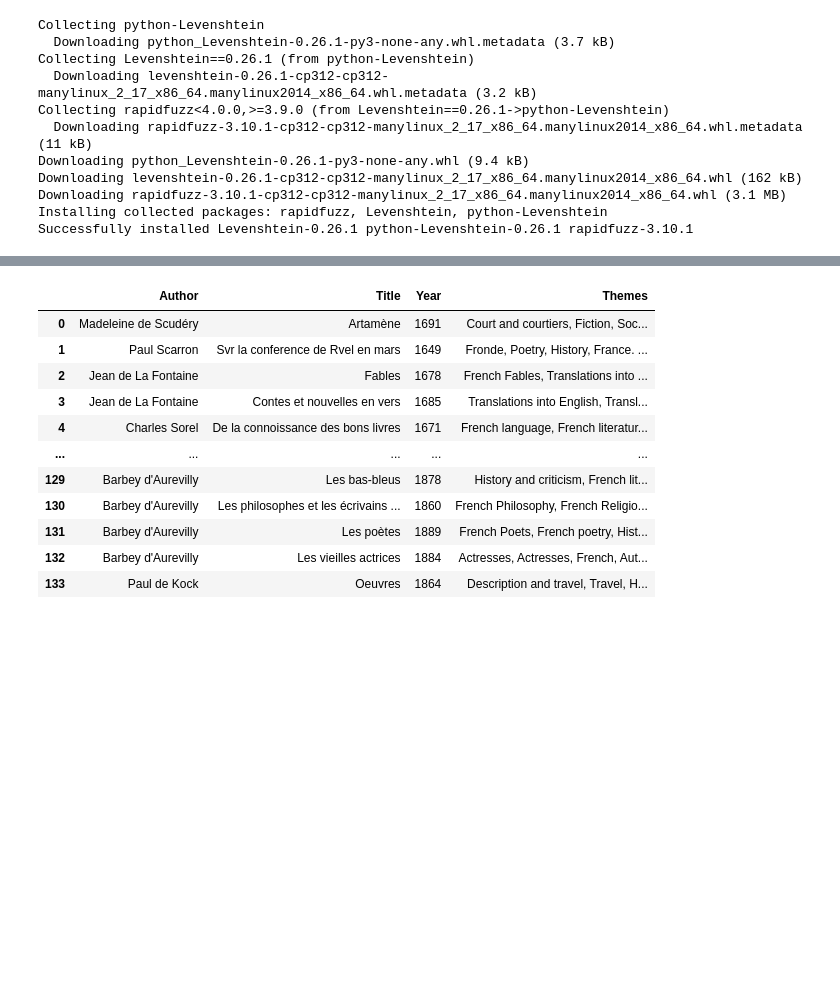
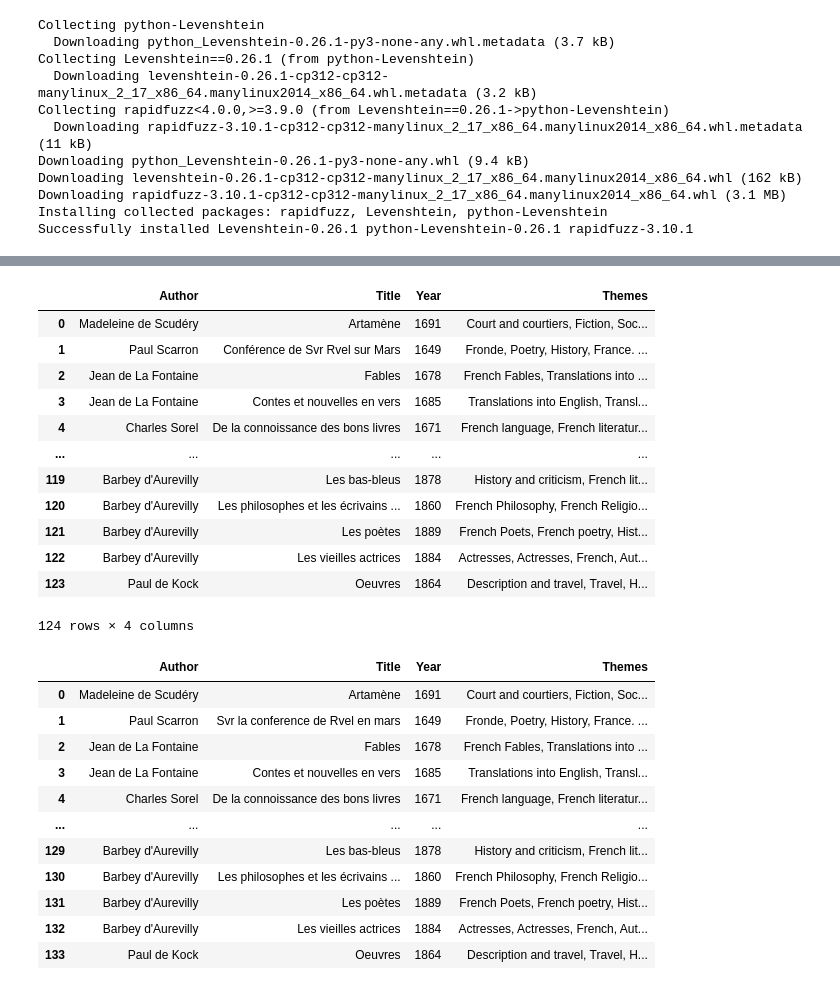
Before and after one commit to lucas-cumunel/libroguessr, a Jupyter notebook: API_Df.ipynb, the cells around one changed output, grey strips where cells are left out. Saved outputs shown, nothing was run; the diff lists cells and outputs as text; code cells hidden in the pictures; blank space fills up the shorter version.

Commit message:
Traduction des titres et des thèmes des livres en Français après nettoyage des titres en doublon

```diff
--- a/API_Df.ipynb
+++ b/API_Df.ipynb
@@ -221,3 +254,43 @@ df_books
+# %%
+def remove_similar_books_from_df(df, threshold=80):
+    to_remove = []  # Liste pour enregistrer les indices des livres à supprimer
+
+    # Grouper les livres par auteur
+    list_books_per_author = df.groupby('Author')['Title'].apply(list)
+
+    # Parcourir chaque groupe d'auteur
+    for author, books in list_books_per_author.items():
+        # Comparer tous les titres dans chaque groupe
+        for i in range(len(books)):
+            for j in range(i + 1, len(books)):  # Comparer un titre avec tous les autres après lui
+                similarity = fuzz.ratio(books[i], books[j])
+                if similarity >= threshold:
+                    # Si les titres sont similaires, ajouter l'indice à supprimer
+                    index_to_remove = df[(df['Author'] == author) & (df['Title'] == books[j])].index
+                    to_remove.extend(index_to_remove)  # Ajouter l'indice à la liste
+
+    # Supprimer les lignes contenant les indices marqués
+    df = df.drop(to_remove).reset_index(drop=True)
+
+    return df
+# %%
+df_books = remove_similar_books_from_df(df_books)
+# %%
+df_books
+# %% [output]
+|  | Author | Title | Year | Themes |
+| 0 | Madeleine de Scudéry | Artamène | 1691 | Court and courtiers, Fiction, Soc... |
+| 1 | Paul Scarron | Conférence de Svr Rvel sur Mars | 1649 | Fronde, Poetry, History, France. ... |
+| 2 | Jean de La Fontaine | Fables | 1678 | French Fables, Translations into ... |
+| 3 | Jean de La Fontaine | Contes et nouvelles en vers | 1685 | Translations into English, Transl... |
+| 4 | Charles Sorel | De la connoissance des bons livres | 1671 | French language, French literatur... |
+| ... | ... | ... | ... | ... |
+| 119 | Barbey d'Aurevilly | Les bas-bleus | 1878 | History and criticism, French lit... |
+| 120 | Barbey d'Aurevilly | Les philosophes et les écrivains ... | 1860 | French Philosophy, French Religio... |
+| 121 | Barbey d'Aurevilly | Les poètes | 1889 | French Poets, French poetry, Hist... |
+| 122 | Barbey d'Aurevilly | Les vieilles actrices | 1884 | Actresses, Actresses, French, Aut... |
+| 123 | Paul de Kock | Oeuvres | 1864 | Description and travel, Travel, H... |
+124 rows × 4 columns
 # %%
 df_books.to_csv('text.csv', index=False)
 # %%
```
Also changed, not shown: parts of 6 cells of this notebook, 1 other file.
